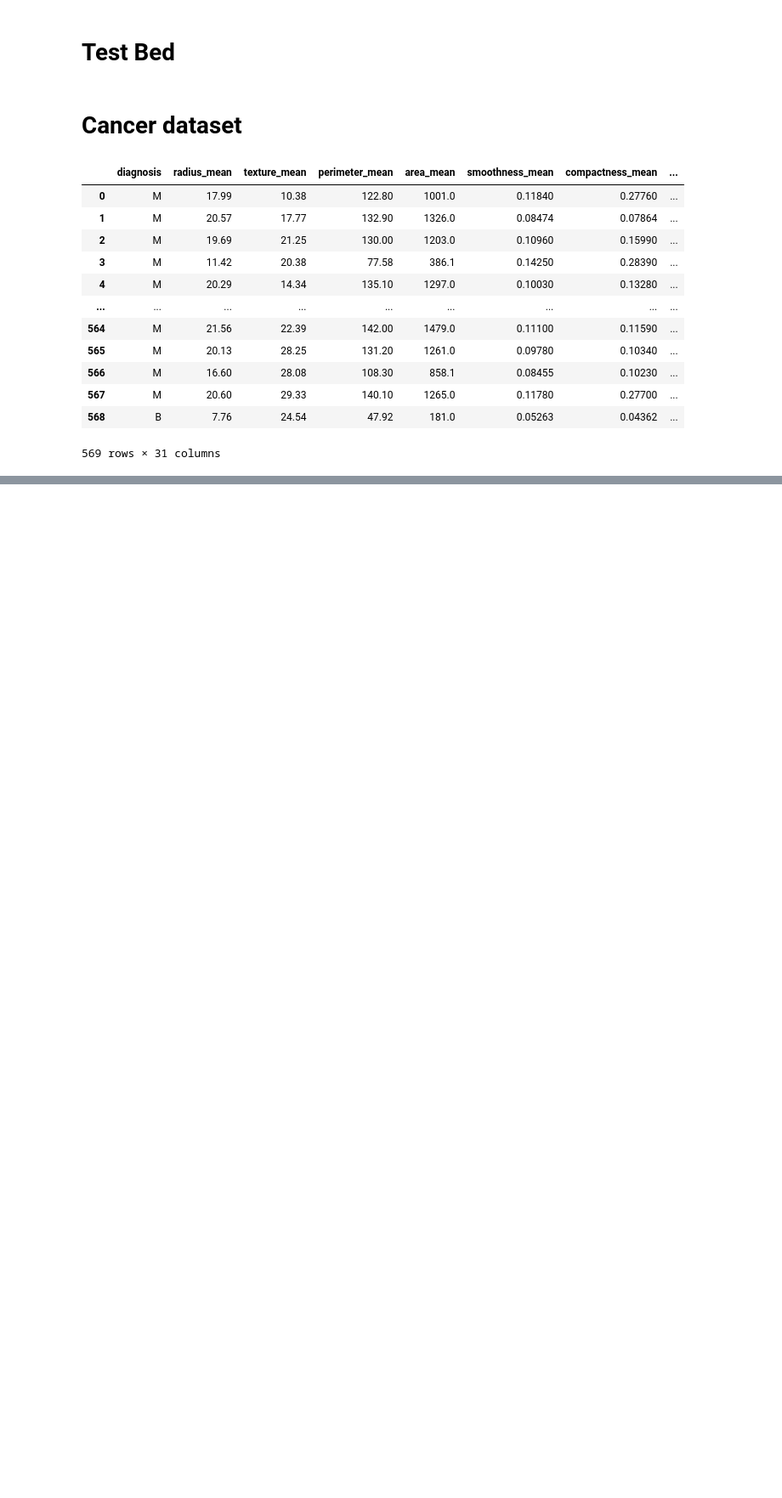
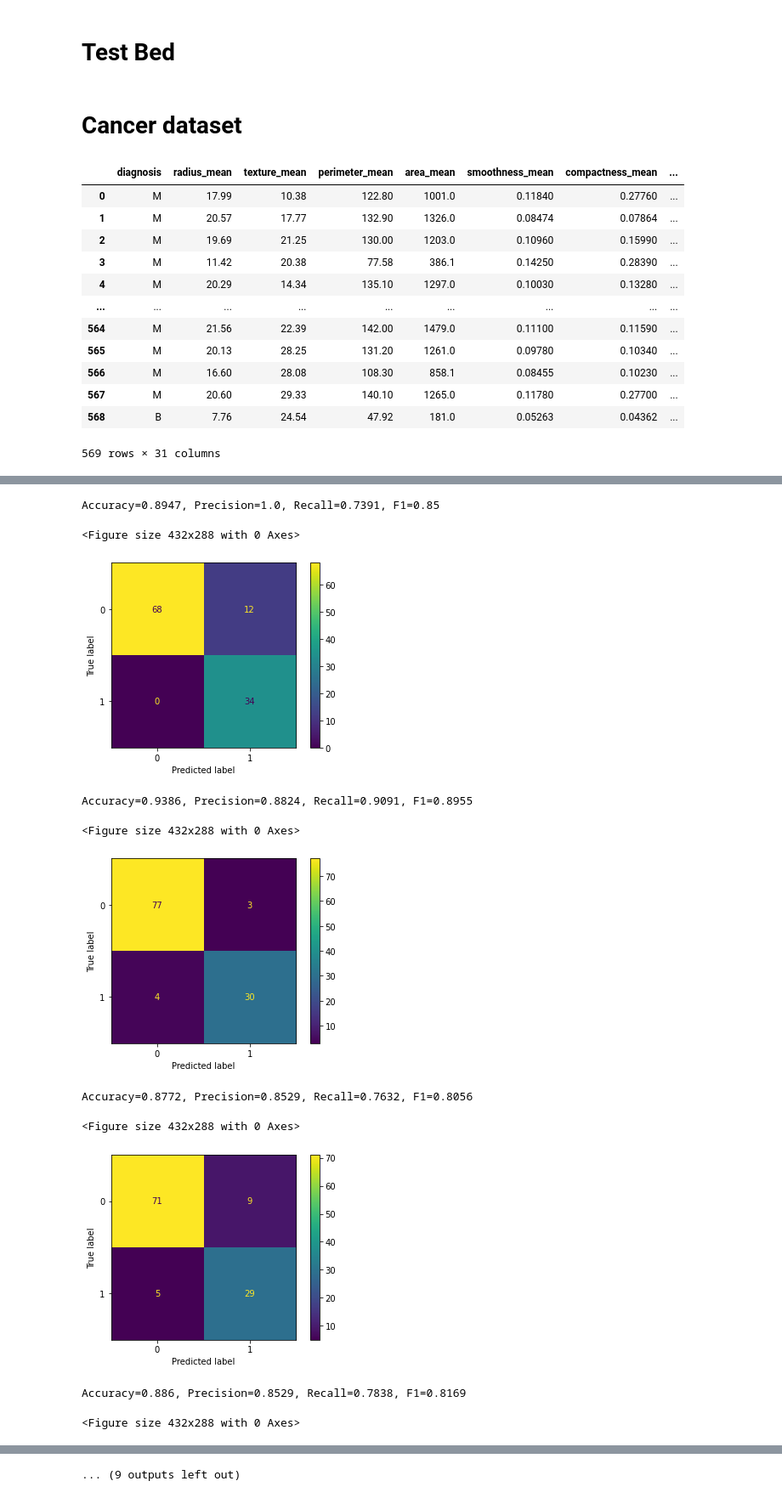
Before and after one commit to AlirezaSM/decision-tree, a Jupyter notebook: decision_tree.ipynb, the cells around one changed output, grey strips where cells are left out. Shown at 85% size. Drawn from its saved outputs; the diff is of its cells as text; code cells hidden in the pictures; blank space fills up the shorter version.

```diff
--- a/decision_tree.ipynb
+++ b/decision_tree.ipynb
@@ -271,0 +371,39 @@ plt.plot(values, acc_history)
+# %%
+values = [5, 10, 15, 20, 30, 50]
+acc_history = []
+
+for v in values:
+    X = df.iloc[:, 1:]
+    y = df.iloc[:, 0]
+
+    x_train, x_test, y_train, y_test = train_test_split(X, y, test_size=0.2, random_state=4)
+
+    bins = []
+    for c in x_train.columns:
+        x_train[c], c_bins = pd.qcut(x_train[c], v, retbins=True)
+        bins.append(c_bins)
+
+    my_tree = DecisionTree(criterion='gini')
+    my_tree.fit(x_train.to_numpy(), y_train.to_numpy())
+
+    for idx, c in enumerate(x_test.columns):
+        x_test[c] = pd.cut(x_test[c], bins[idx])
+
+    y_pred = my_tree.predict(x_test.to_numpy())
+    evaluation(y_pred, y_test, pos_label='M')
+    acc_history.append(accuracy_score(y_pred, y_test.to_numpy()))
+
+plt.figure()
+plt.plot(values, acc_history)
+# %% [output]
+Accuracy=0.8947, Precision=1.0, Recall=0.7391, F1=0.85
+<Figure size 432x288 with 0 Axes>
+[figure, added]
+Accuracy=0.9386, Precision=0.8824, Recall=0.9091, F1=0.8955
+<Figure size 432x288 with 0 Axes>
+[figure, added]
+Accuracy=0.8772, Precision=0.8529, Recall=0.7632, F1=0.8056
+<Figure size 432x288 with 0 Axes>
+[figure, added]
+Accuracy=0.886, Precision=0.8529, Recall=0.7838, F1=0.8169
+<Figure size 432x288 with 0 Axes>
@@ -271,0 +411 @@ plt.plot(values, acc_history)
+... (9 outputs left out)
```
Also changed, not shown: parts of 24 cells of this notebook.
